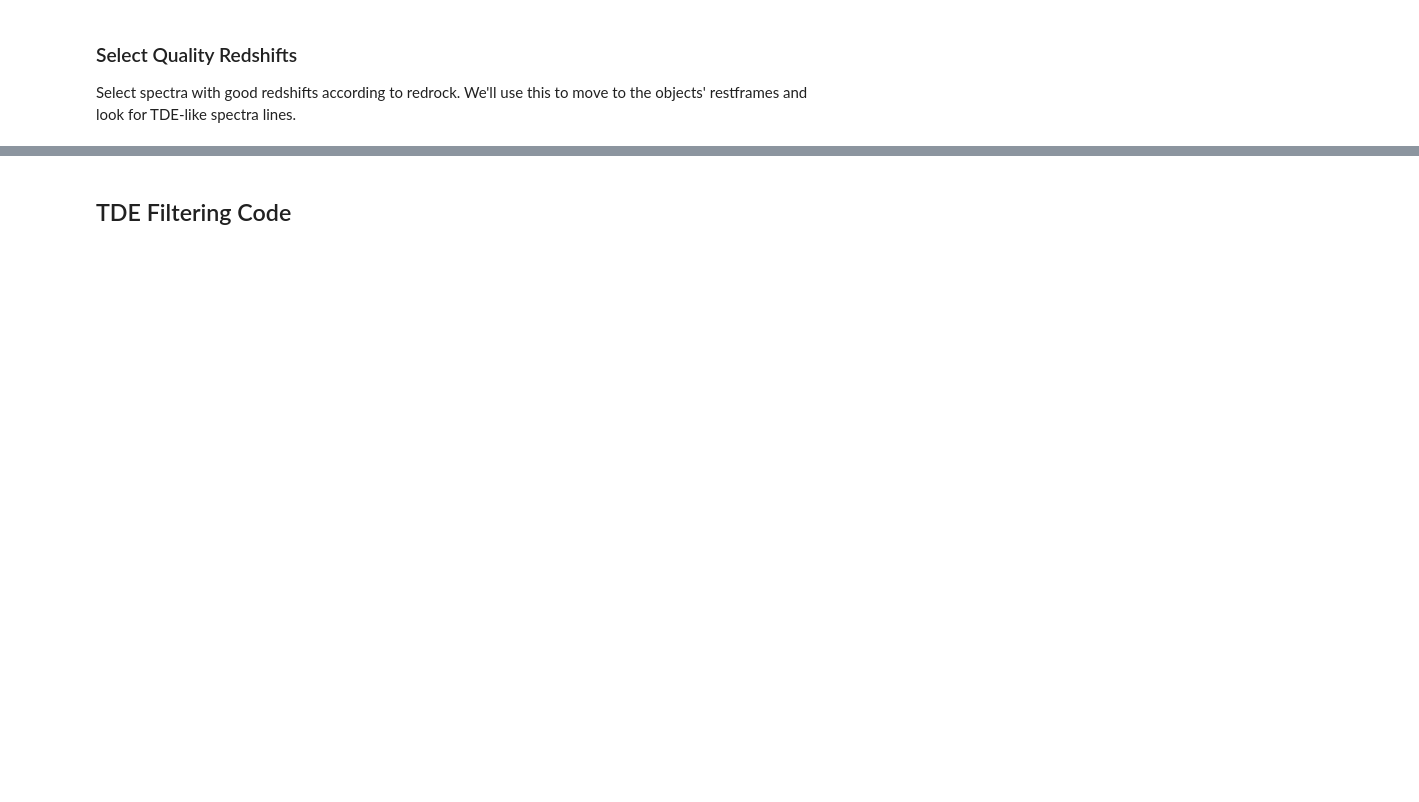
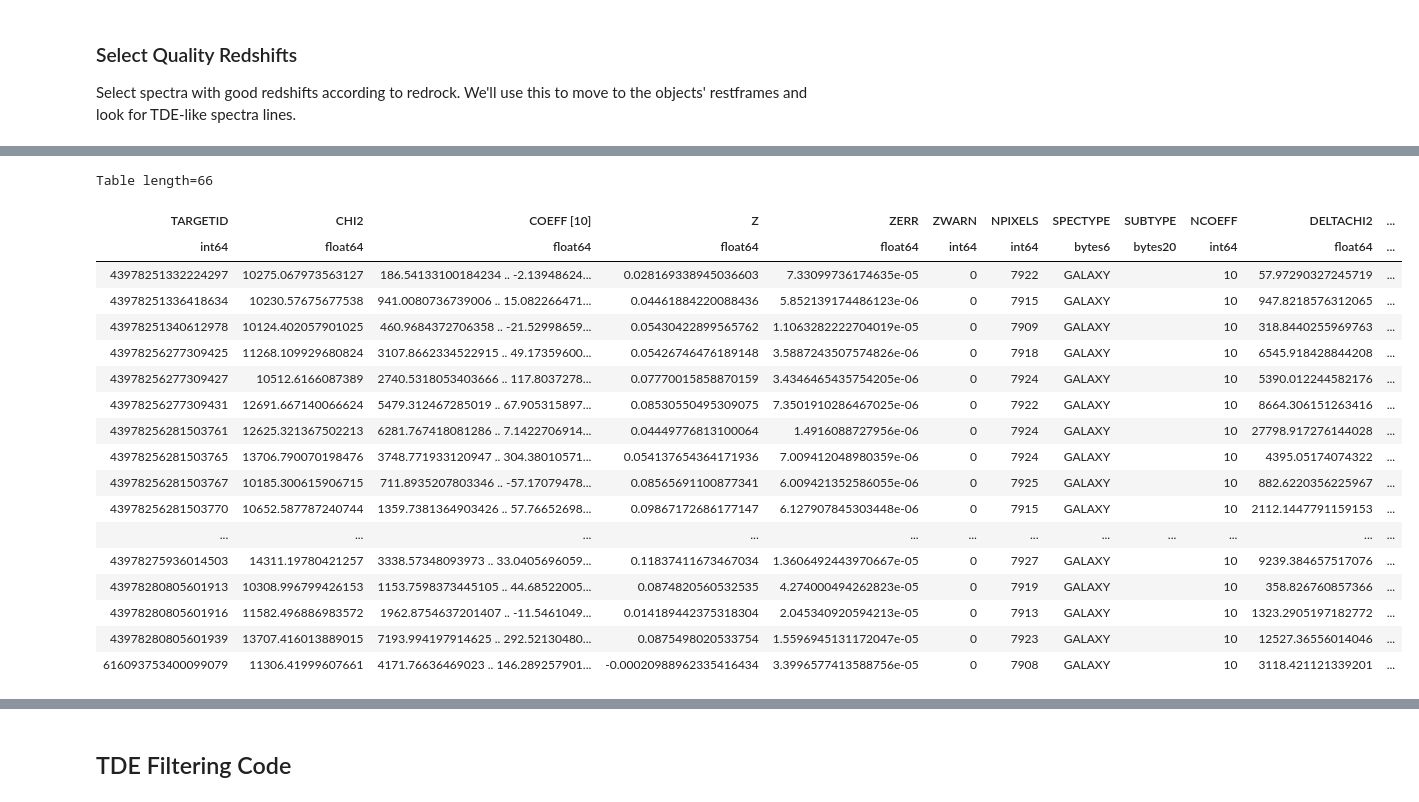
Before and after one commit to laruege/TDE-Finder, a Jupyter notebook: TDEfinder.ipynb, the cells around one changed output, grey strips where cells are left out. Cells and saved outputs as stored; diff of their text form; code cells hidden in the pictures; blank space fills up the shorter version.

```diff
--- a/TDEfinder.ipynb
+++ b/TDEfinder.ipynb
@@ -77,5 +108,25 @@ select = (zbest['DELTACHI2']>25) & (zbest['ZWARN']==0) & (zbest['Z']<=0.75)
 # %%
-spectra = spectra[select]
+spectra.extra_catalog
+# %% [output]
+Table length=66
+| TARGETID | CHI2 | COEFF [10] | Z | ZERR | ZWARN | NPIXELS | SPECTYPE | SUBTYPE | NCOEFF | DELTACHI2 | ... |
+| int64 | float64 | float64 | float64 | float64 | int64 | int64 | bytes6 | bytes20 | int64 | float64 | ... |
+| 43978251332224297 | 10275.067973563127 | 186.54133100184234 .. -2.13948624... | 0.028169338945036603 | 7.33099736174635e-05 | 0 | 7922 | GALAXY |  | 10 | 57.97290327245719 | ... |
+| 43978251336418634 | 10230.57675677538 | 941.0080736739006 .. 15.082266471... | 0.04461884220088436 | 5.852139174486123e-06 | 0 | 7915 | GALAXY |  | 10 | 947.8218576312065 | ... |
+| 43978251340612978 | 10124.402057901025 | 460.9684372706358 .. -21.52998659... | 0.05430422899565762 | 1.1063282222704019e-05 | 0 | 7909 | GALAXY |  | 10 | 318.8440255969763 | ... |
+| 43978256277309425 | 11268.109929680824 | 3107.8662334522915 .. 49.17359600... | 0.05426746476189148 | 3.5887243507574826e-06 | 0 | 7918 | GALAXY |  | 10 | 6545.918428844208 | ... |
+| 43978256277309427 | 10512.6166087389 | 2740.5318053403666 .. 117.8037278... | 0.07770015858870159 | 3.4346465435754205e-06 | 0 | 7924 | GALAXY |  | 10 | 5390.012244582176 | ... |
+| 43978256277309431 | 12691.667140066624 | 5479.312467285019 .. 67.905315897... | 0.08530550495309075 | 7.3501910286467025e-06 | 0 | 7922 | GALAXY |  | 10 | 8664.306151263416 | ... |
+| 43978256281503761 | 12625.321367502213 | 6281.767418081286 .. 7.1422706914... | 0.04449776813100064 | 1.4916088727956e-06 | 0 | 7924 | GALAXY |  | 10 | 27798.917276144028 | ... |
+| 43978256281503765 | 13706.790070198476 | 3748.771933120947 .. 304.38010571... | 0.054137654364171936 | 7.009412048980359e-06 | 0 | 7924 | GALAXY |  | 10 | 4395.05174074322 | ... |
+| 43978256281503767 | 10185.300615906715 | 711.8935207803346 .. -57.17079478... | 0.08565691100877341 | 6.009421352586055e-06 | 0 | 7925 | GALAXY |  | 10 | 882.6220356225967 | ... |
+| 43978256281503770 | 10652.587787240744 | 1359.7381364903426 .. 57.76652698... | 0.09867172686177147 | 6.127907845303448e-06 | 0 | 7915 | GALAXY |  | 10 | 2112.1447791159153 | ... |
+| ... | ... | ... | ... | ... | ... | ... | ... | ... | ... | ... | ... |
+| 43978275936014503 | 14311.19780421257 | 3338.57348093973 .. 33.0405696059... | 0.11837411673467034 | 1.3606492443970667e-05 | 0 | 7927 | GALAXY |  | 10 | 9239.384657517076 | ... |
+| 43978280805601913 | 10308.996799426153 | 1153.7598373445105 .. 44.68522005... | 0.0874820560532535 | 4.274000494262823e-05 | 0 | 7919 | GALAXY |  | 10 | 358.826760857366 | ... |
+| 43978280805601916 | 11582.496886983572 | 1962.8754637201407 .. -11.5461049... | 0.014189442375318304 | 2.045340920594213e-05 | 0 | 7913 | GALAXY |  | 10 | 1323.2905197182772 | ... |
+| 43978280805601939 | 13707.416013889015 | 7193.994197914625 .. 292.52130480... | 0.0875498020533754 | 1.5596945131172047e-05 | 0 | 7923 | GALAXY |  | 10 | 12527.36556014046 | ... |
+| 616093753400099079 | 11306.41999607661 | 4171.76636469023 .. 146.289257901... | -0.00020988962335416434 | 3.3996577413588756e-05 | 0 | 7908 | GALAXY |  | 10 | 3118.421121339201 | ... |
 # %%
 spectra.num_spectra()
 # %% [output]
```
Also changed, not shown: parts of 10 cells of this notebook.
